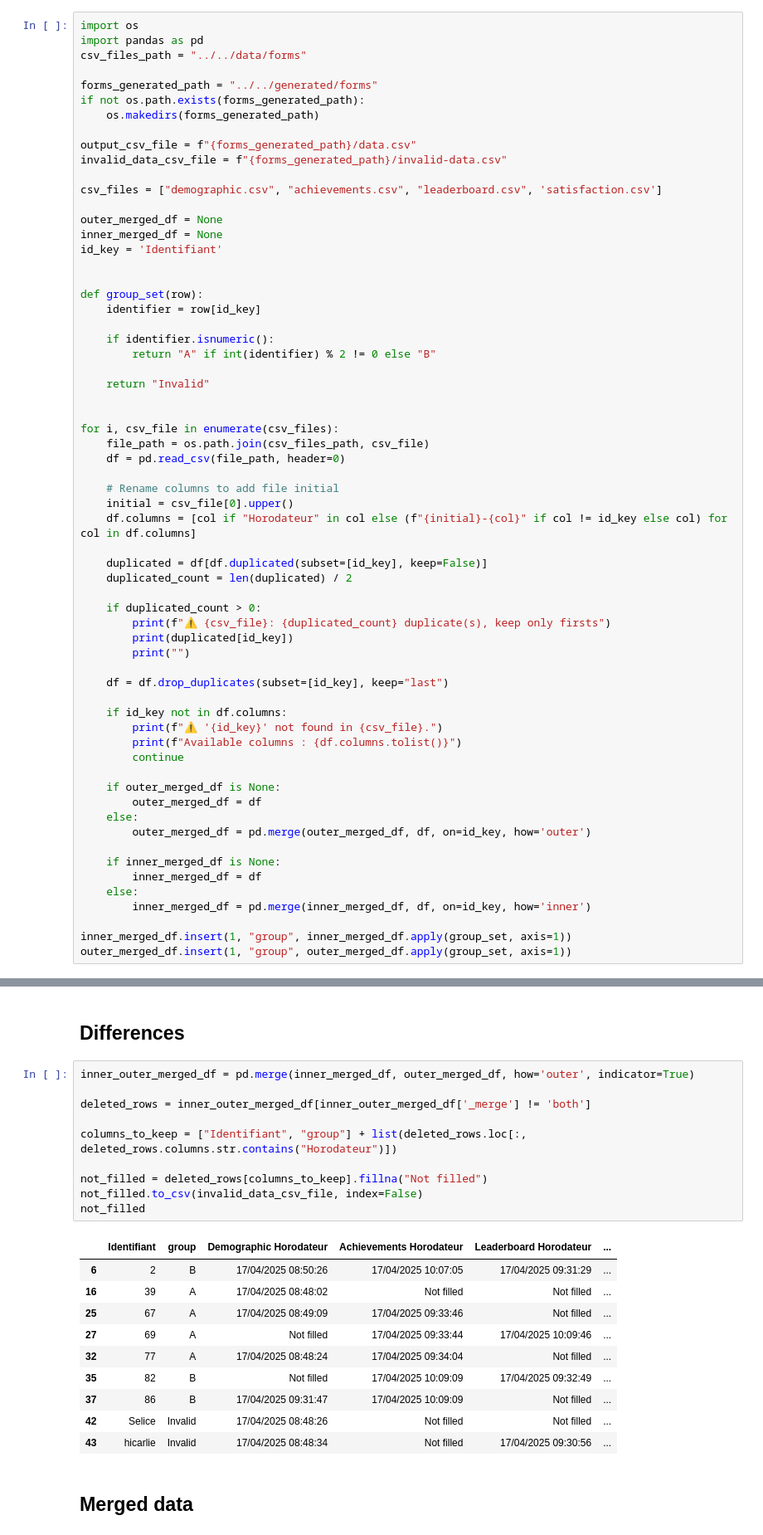
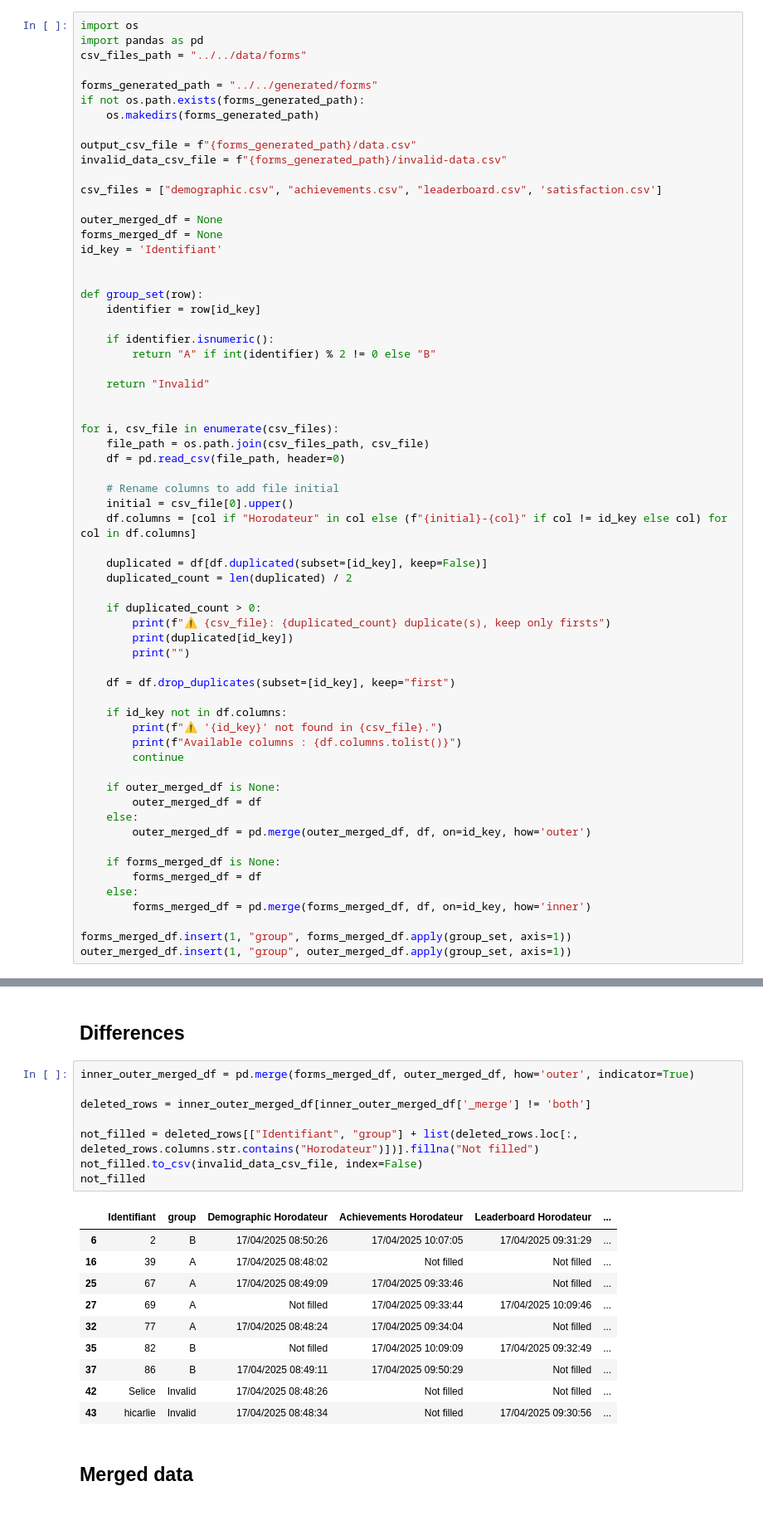
Before and after one commit to ThibBer/MemoireDataAnalytics, a Jupyter notebook: notebooks/arrange data/Merge forms data.ipynb, the cells around one changed output, grey strips where cells are left out. Shown at 83% size. Drawn from its saved outputs; the diff is of its cells as text.

```diff
--- a/notebooks/arrange data/Merge forms data.ipynb
+++ b/notebooks/arrange data/Merge forms data.ipynb
@@ -13,7 +13,7 @@ invalid_data_csv_file = f"{forms_generated_path}/invalid-data.csv"
 csv_files = ["demographic.csv", "achievements.csv", "leaderboard.csv", 'satisfaction.csv']
 
 outer_merged_df = None
-inner_merged_df = None
+forms_merged_df = None
 id_key = 'Identifiant'
 
 
@@ -42,7 +42,7 @@ for i, csv_file in enumerate(csv_files):
         print(duplicated[id_key])
         print("")
 
-    df = df.drop_duplicates(subset=[id_key], keep="last")
+    df = df.drop_duplicates(subset=[id_key], keep="first")
 
     if id_key not in df.columns:
         print(f"⚠️ '{id_key}' not found in {csv_file}.")
@@ -54,12 +54,12 @@ for i, csv_file in enumerate(csv_files):
     else:
         outer_merged_df = pd.merge(outer_merged_df, df, on=id_key, how='outer')
 
-    if inner_merged_df is None:
-        inner_merged_df = df
+    if forms_merged_df is None:
+        forms_merged_df = df
     else:
-        inner_merged_df = pd.merge(inner_merged_df, df, on=id_key, how='inner')
+        forms_merged_df = pd.merge(forms_merged_df, df, on=id_key, how='inner')
 
-inner_merged_df.insert(1, "group", inner_merged_df.apply(group_set, axis=1))
+forms_merged_df.insert(1, "group", forms_merged_df.apply(group_set, axis=1))
 outer_merged_df.insert(1, "group", outer_merged_df.apply(group_set, axis=1))
 # %% [output]
 ⚠️ demographic.csv: 2.0 duplicate(s), keep only firsts
@@ -76,24 +76,22 @@ Name: Identifiant, dtype: object
 # %% [markdown]
 ## Differences
 # %%
-inner_outer_merged_df = pd.merge(inner_merged_df, outer_merged_df, how='outer', indicator=True)
+inner_outer_merged_df = pd.merge(forms_merged_df, outer_merged_df, how='outer', indicator=True)
 
 deleted_rows = inner_outer_merged_df[inner_outer_merged_df['_merge'] != 'both']
 
-columns_to_keep = ["Identifiant", "group"] + list(deleted_rows.loc[:, deleted_rows.columns.str.contains("Horodateur")])
-
-not_filled = deleted_rows[columns_to_keep].fillna("Not filled")
+not_filled = deleted_rows[["Identifiant", "group"] + list(deleted_rows.loc[:, deleted_rows.columns.str.contains("Horodateur")])].fillna("Not filled")
 not_filled.to_csv(invalid_data_csv_file, index=False)
 not_filled
 # %% [output]
 |  | Identifiant | group | Demographic Horodateur | Achievements Horodateur | Leaderboard Horodateur | ... |
 | 6 | 2 | B | 17/04/2025 08:50:26 | 17/04/2025 10:07:05 | 17/04/2025 09:31:29 | ... |
 | 16 | 39 | A | 17/04/2025 08:48:02 | Not filled | Not filled | ... |
 | 25 | 67 | A | 17/04/2025 08:49:09 | 17/04/2025 09:33:46 | Not filled | ... |
 | 27 | 69 | A | Not filled | 17/04/2025 09:33:44 | 17/04/2025 10:09:46 | ... |
 | 32 | 77 | A | 17/04/2025 08:48:24 | 17/04/2025 09:34:04 | Not filled | ... |
 | 35 | 82 | B | Not filled | 17/04/2025 10:09:09 | 17/04/2025 09:32:49 | ... |
-| 37 | 86 | B | 17/04/2025 09:31:47 | 17/04/2025 10:09:09 | Not filled | ... |
+| 37 | 86 | B | 17/04/2025 08:49:11 | 17/04/2025 09:50:29 | Not filled | ... |
 | 42 | Selice | Invalid | 17/04/2025 08:48:26 | Not filled | Not filled | ... |
 | 43 | hicarlie | Invalid | 17/04/2025 08:48:34 | Not filled | 17/04/2025 09:30:56 | ... |
 # %% [markdown]
```
Also changed, not shown: parts of 11 cells of this notebook, 2 other files.
